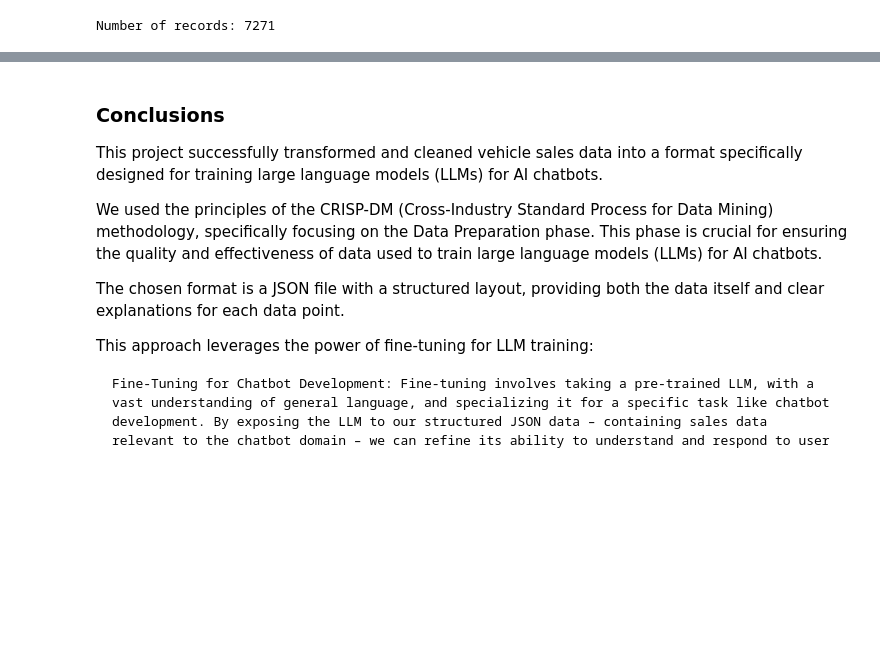
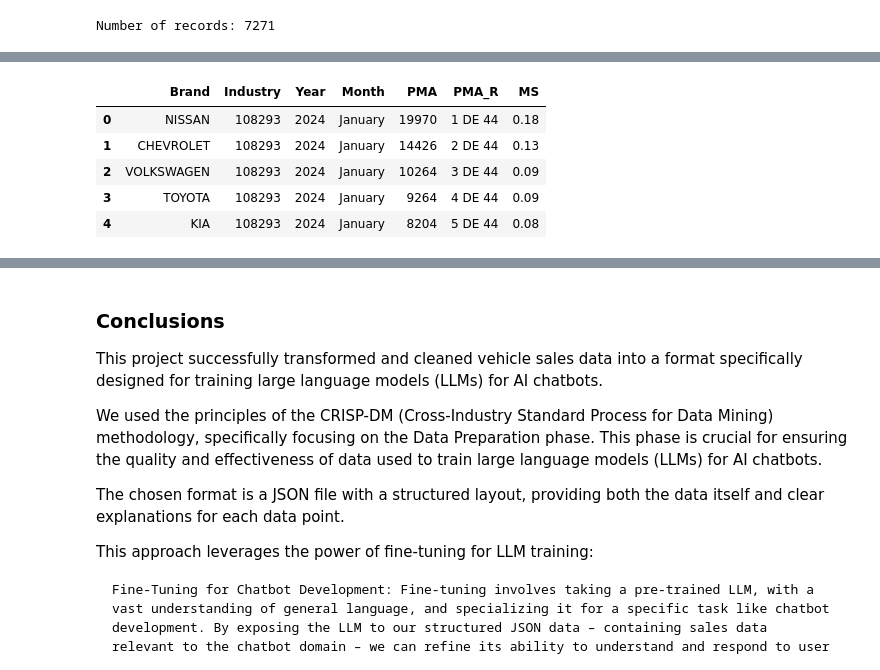
Before and after one commit to A01793578/AI_Chatbot, a Jupyter notebook: notebooks/Avance2.39.ipynb, the cells around one changed output, grey strips where cells are left out. Drawn from its saved outputs; the diff is of its cells as text; code cells hidden in the pictures; blank space fills up the shorter version.

```diff
--- a/notebooks/Avance2.39.ipynb
+++ b/notebooks/Avance2.39.ipynb
@@ -273,0 +301,23 @@ with open(file_location, 'w') as json_file:
+# %%
+# Split the "Period" column into "Year" and "Month"
+industry['Year'] = industry['Period'] // 100  # Extract the year
+industry['Month'] = industry['Period'] % 100  # Extract the month
+
+# Drop the "Period" column
+industry.drop(columns=['Period'], inplace=True)
+
+industry['Month'] = industry['Month'].map(month_map)
+
+# Move the "Year" and "Month" columns to the 3rd position
+industry.insert(2, 'Year', industry.pop('Year'))
+industry.insert(3, 'Month', industry.pop('Month'))
+
+# Display the DataFrame with the new "Year" and "Month" columns
+industry.head()
+# %% [output]
+|  | Brand | Industry | Year | Month | PMA | PMA_R | MS |
+| 0 | NISSAN | 108293 | 2024 | January | 19970 | 1 DE 44 | 0.18 |
+| 1 | CHEVROLET | 108293 | 2024 | January | 14426 | 2 DE 44 | 0.13 |
+| 2 | VOLKSWAGEN | 108293 | 2024 | January | 10264 | 3 DE 44 | 0.09 |
+| 3 | TOYOTA | 108293 | 2024 | January | 9264 | 4 DE 44 | 0.09 |
+| 4 | KIA | 108293 | 2024 | January | 8204 | 5 DE 44 | 0.08 |
```
Also changed, not shown: parts of 8 cells of this notebook, 2 other files.
